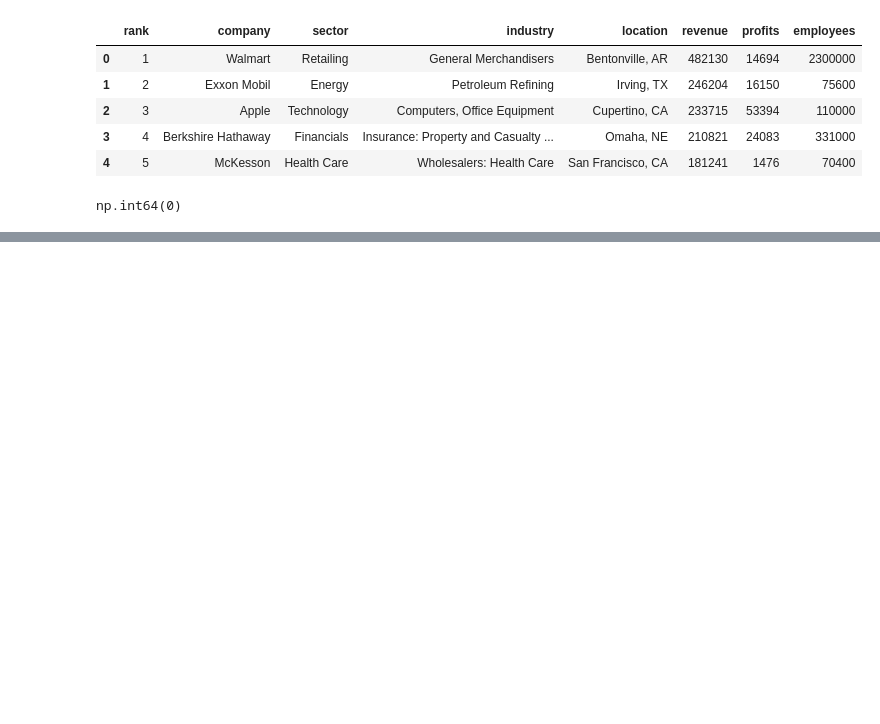
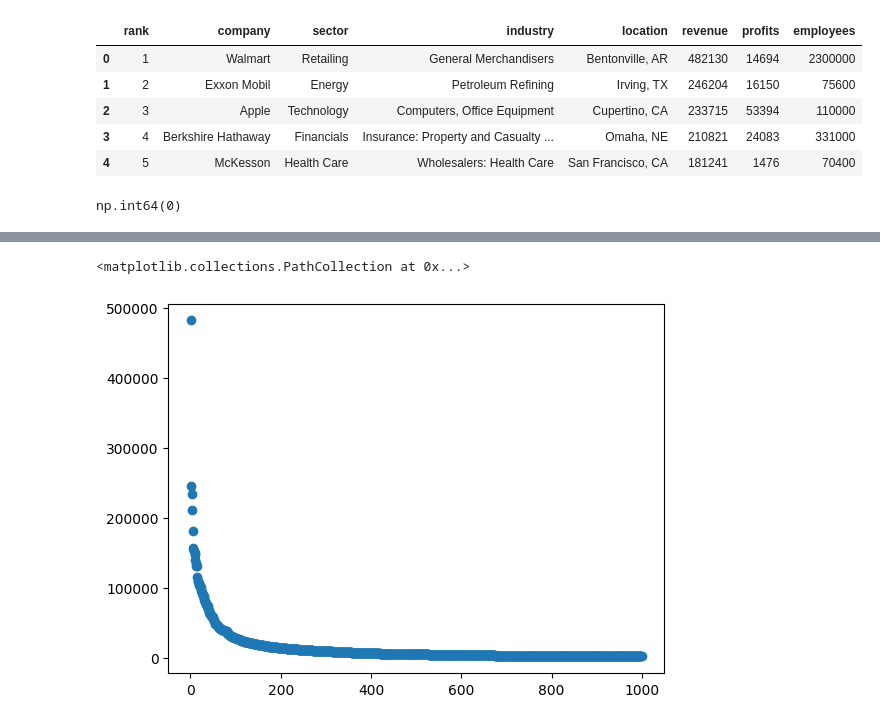
Before and after one commit to 07Shibin/07Shibin, a Jupyter notebook: FortuneThousandAnalysis.ipynb, the cells around one changed output, grey strips where cells are left out. Drawn from its saved outputs; the diff is of its cells as text; code cells hidden in the pictures; blank space fills up the shorter version.

```diff
--- a/FortuneThousandAnalysis.ipynb
+++ b/FortuneThousandAnalysis.ipynb
@@ -193,0 +238,6 @@ df_fr.head()
+# %%
+#17. Is there a relationship between company rank and revenue? Visualize this using a scatter plot.
+plt.scatter(df_fr['rank'],df_fr['revenue'])
+# %% [output]
+<matplotlib.collections.PathCollection at 0x...>
+[figure, added]
```
Also changed, not shown: parts of 8 cells of this notebook.
